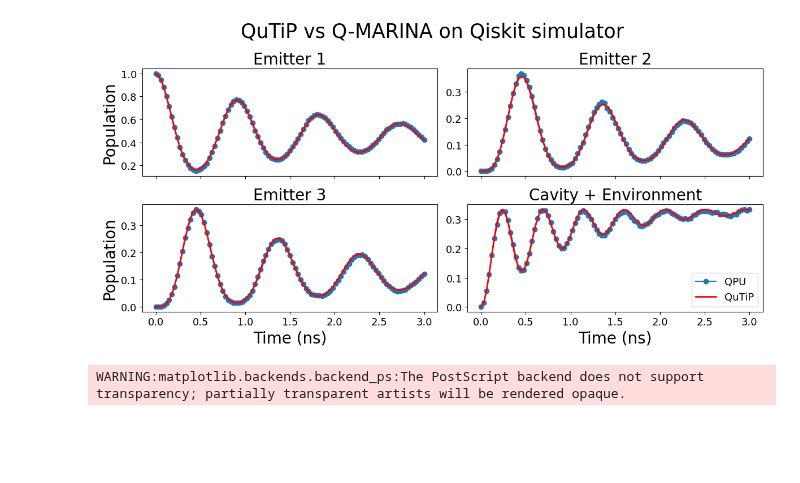
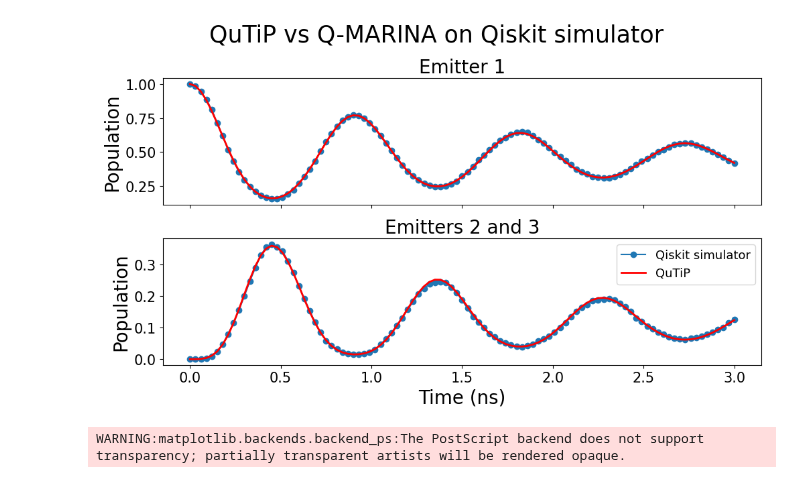
Before and after one commit to radulaski/CQED_quantum_simulation, a Jupyter notebook: notebooks/QMARINA_qiskit_simulation.ipynb, the cells around one changed output. Drawn from its saved outputs; the diff is of its cells as text; code cells hidden in the pictures; blank space fills up the shorter version.

Commit message:
update qmarina qiskit plot

```diff
--- a/notebooks/QMARINA_qiskit_simulation.ipynb
+++ b/notebooks/QMARINA_qiskit_simulation.ipynb
@@ -20,31 +20,28 @@ qutip_results = solve_master_equation(N, g, kappa, initial_state, times)
 qiskit_results = run_qmarina_on_simulator(N, g, kappa, times)
 # %%
 # Plot the RAW (no mitigation) data
-fig, axes = plt.subplots(2, 2, figsize=(12, 6))
+fig, axes = plt.subplots(2, 1, figsize=(10, 6), sharex=True)
 
-for a, column in zip(axes.flatten(), qutip_results.columns):
-    a.set_title(column, fontsize=20)
-    a.plot(times, qiskit_results[column], marker='o', label="QPU")
-    a.plot(times, qutip_results[column], lw=2, color='red', label="QuTiP")
+axes[0].set_title("Emitter 1", fontsize=20)
+axes[0].plot(times, qiskit_results["Emitter 1"], marker='o', label="Qiskit simulator")
+axes[0].plot(times, qutip_results["Emitter 1"], lw=2, color='red', label="QuTiP")
+axes[0].tick_params(axis='y', labelsize=15)
+axes[0].set_ylabel("Population", fontsize=20)
 
-    a.tick_params(axis='x', labelsize=13)
-    a.tick_params(axis='y', labelsize=13)
+axes[1].set_title("Emitters 2 and 3", fontsize=20)
+axes[1].plot(times, qiskit_results["Emitter 2"], marker='o', label="Qiskit simulator")
+axes[1].plot(times, qutip_results["Emitter 2"], lw=2, color='red', label="QuTiP")
+axes[1].tick_params(axis='y', labelsize=15)
+axes[1].tick_params(axis='x', labelsize=15)
+axes[1].set_ylabel("Population", fontsize=20)
+axes[1].set_xlabel("Time (ns)", fontsize=20)
 
-axes[1][0].set_xlabel("Time (ns)", fontsize=20)
-axes[1][1].set_xlabel("Time (ns)", fontsize=20)
-
-axes[0][0].set_ylabel("Population", fontsize=20)
-axes[1][0].set_ylabel("Population", fontsize=20)
-
-axes[0][0].set_xticklabels([])
-axes[0][1].set_xticklabels([])
-
-axes[1][1].legend(fontsize=13)
+plt.legend(fontsize=13)
 
 fig.suptitle("QuTiP vs Q-MARINA on Qiskit simulator", fontsize=25)
 plt.tight_layout()
 # %% [output]
-[figure, old version]
+[figure, new version]
 # %%
 fig.savefig("../figures/QMARINA_qiskit_simulation.eps", bbox_inches="tight")
 # %% [output]
```
Also changed, not shown: 1 other file.
